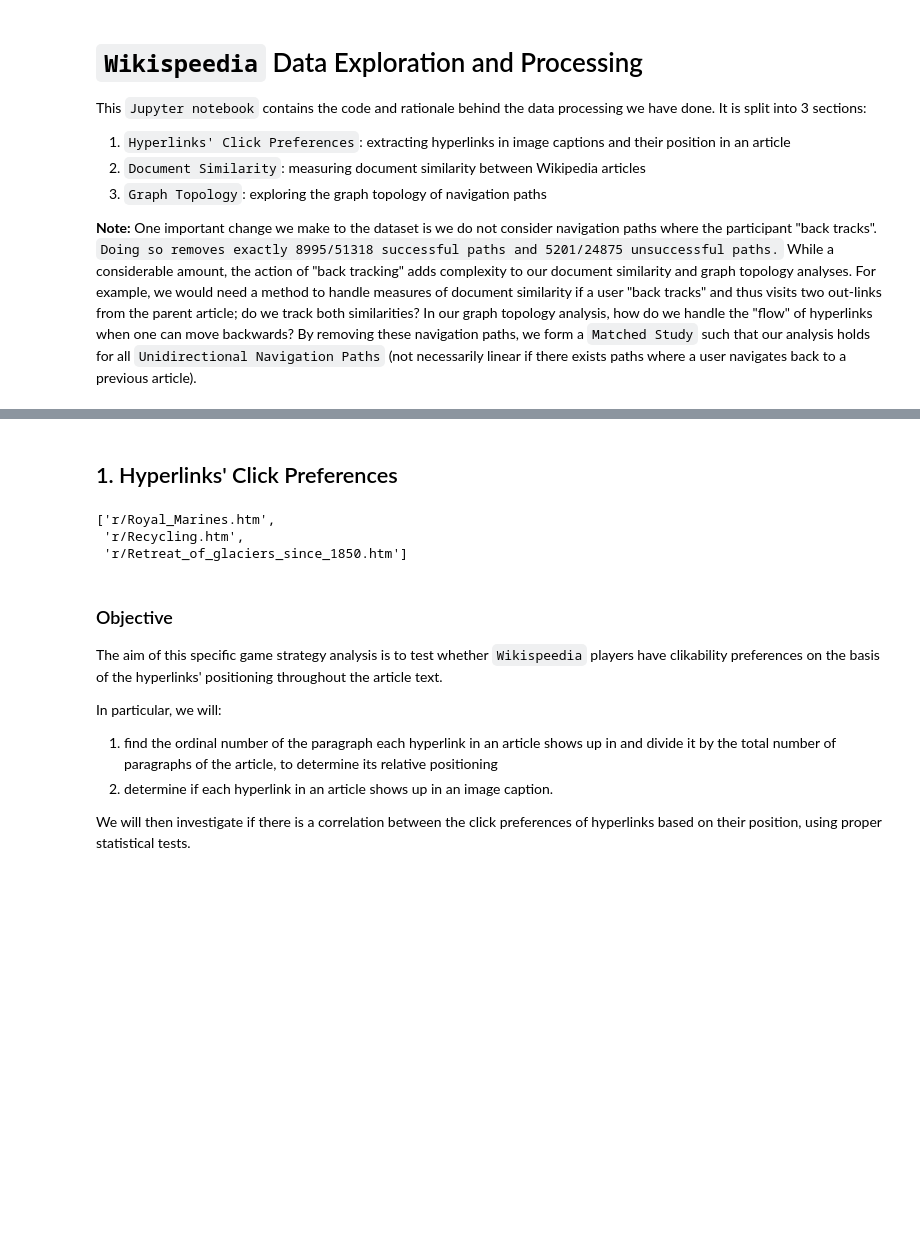
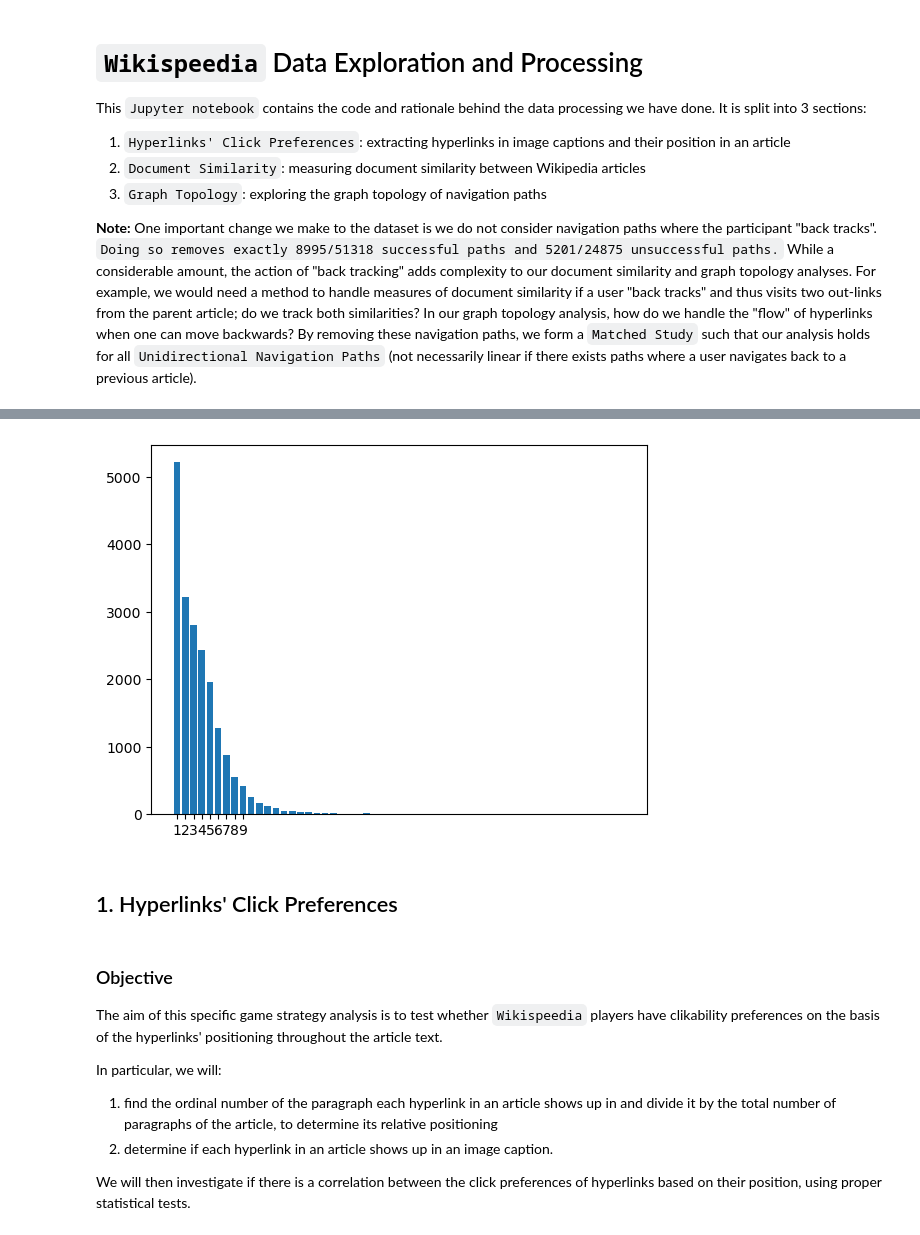
Before and after one commit to epfl-ada/ada-2022-project-theadalyzers, a Jupyter notebook: P2-Notebook.ipynb, the cells around one changed output, grey strips where cells are left out. Drawn from its saved outputs; the diff is of its cells as text; code cells hidden in the pictures; blank space fills up the shorter version.

```diff
--- a/P2-Notebook.ipynb
+++ b/P2-Notebook.ipynb
@@ -10,0 +16,22 @@ This `Jupyter notebook` contains the code and rationale behind the data processi
+# %%
+import pandas as pd
+import os
+
+parent_folder_path = '../Wikispeedia/wikispeedia_paths-and-graph/'
+
+paths_finished_df=(pd.read_csv(os.path.join(parent_folder_path, 'paths_finished.tsv'),
+                               sep='\t', skiprows=15, header=None)
+                   .rename(columns={0:"ip",
+                                    1:"timestamp",
+                                    2:"duration",
+                                    3:"path",
+                                    4:"rating"}))
+
+paths_unfinished_df=(pd.read_csv(os.path.join(parent_folder_path, 'paths_unfinished.tsv'),
+                               sep='\t', skiprows=16, header=None)
+                     .rename(columns={0:"ip",
+                                      1:"timestamp",
+                                      2:"duration",
+                                      3:"path",
+                                      4:"target",
+                                      5:"type"}))
@@ -11,3 +64,8 @@ This `Jupyter notebook` contains the code and rationale behind the data processi
+# %%
+plt.bar(unsucessful.keys(), unsucessful.values())
+plt.xticks(np.arange(1, 10, 1));
+# %% [output]
+[figure, added]
 # %% [markdown]
 ## 1. Hyperlinks' Click Preferences
 # %%
@@ -20,7 +78,7 @@ import seaborn as sns
 import urllib.parse
 # %%
 # extract html files
-wp_path = "./Wikispeedia/wpcd/wp/" # change path accordingly
+wp_path = "../Wikispeedia/wpcd/wp/" # change path accordingly
 # get all sub-directories
 directories = os.listdir(wp_path)
 html_list = []
@@ -32,10 +90,6 @@ for sub_dir in directories:
 
 # show some of the extracted html files
 html_list[:3]
-# %% [output]
-['r/Royal_Marines.htm',
- 'r/Recycling.htm',
- 'r/Retreat_of_glaciers_since_1850.htm']
 # %% [markdown]
 ### Objective
 
```
Also changed, not shown: parts of 71 cells of this notebook.
